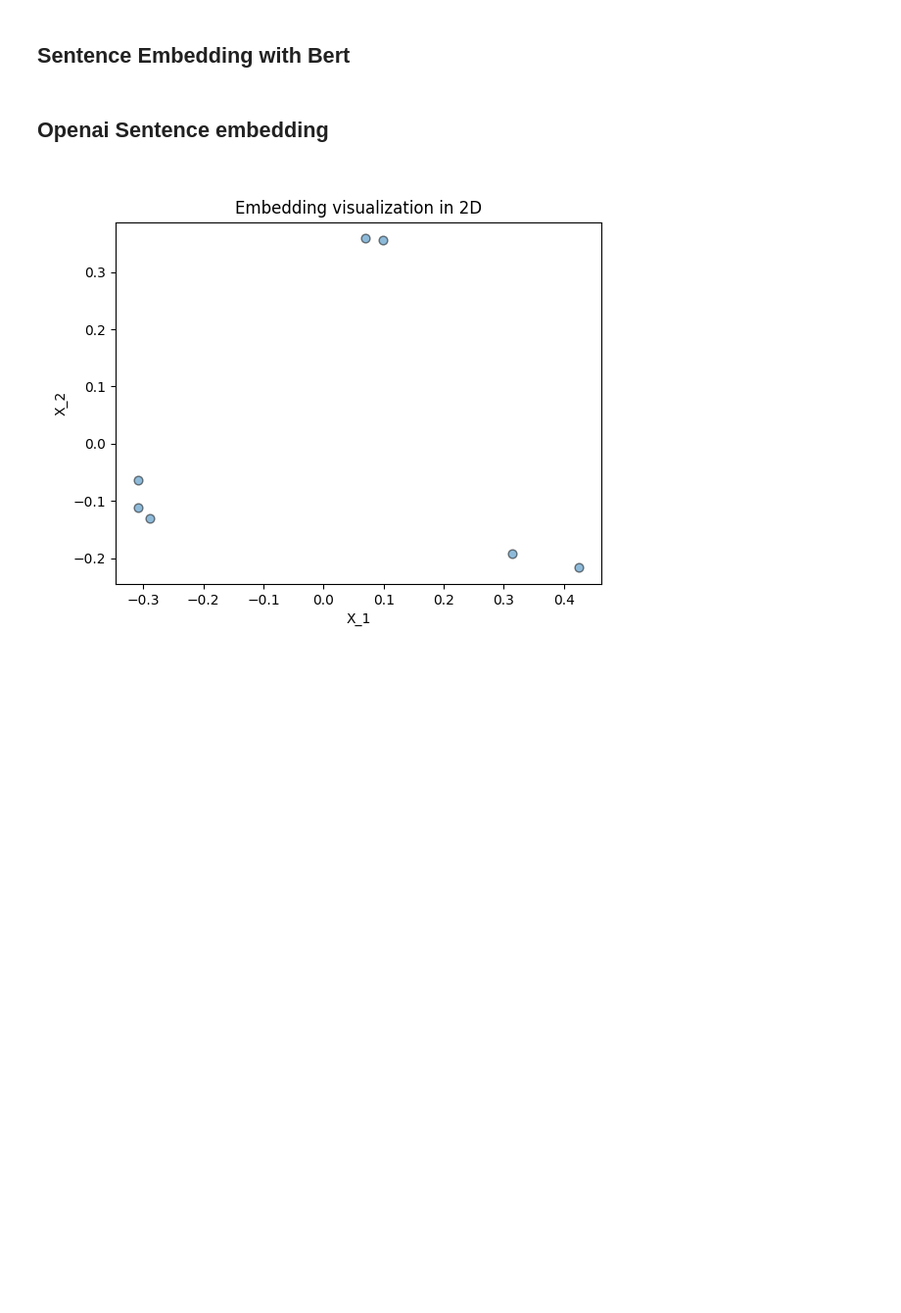
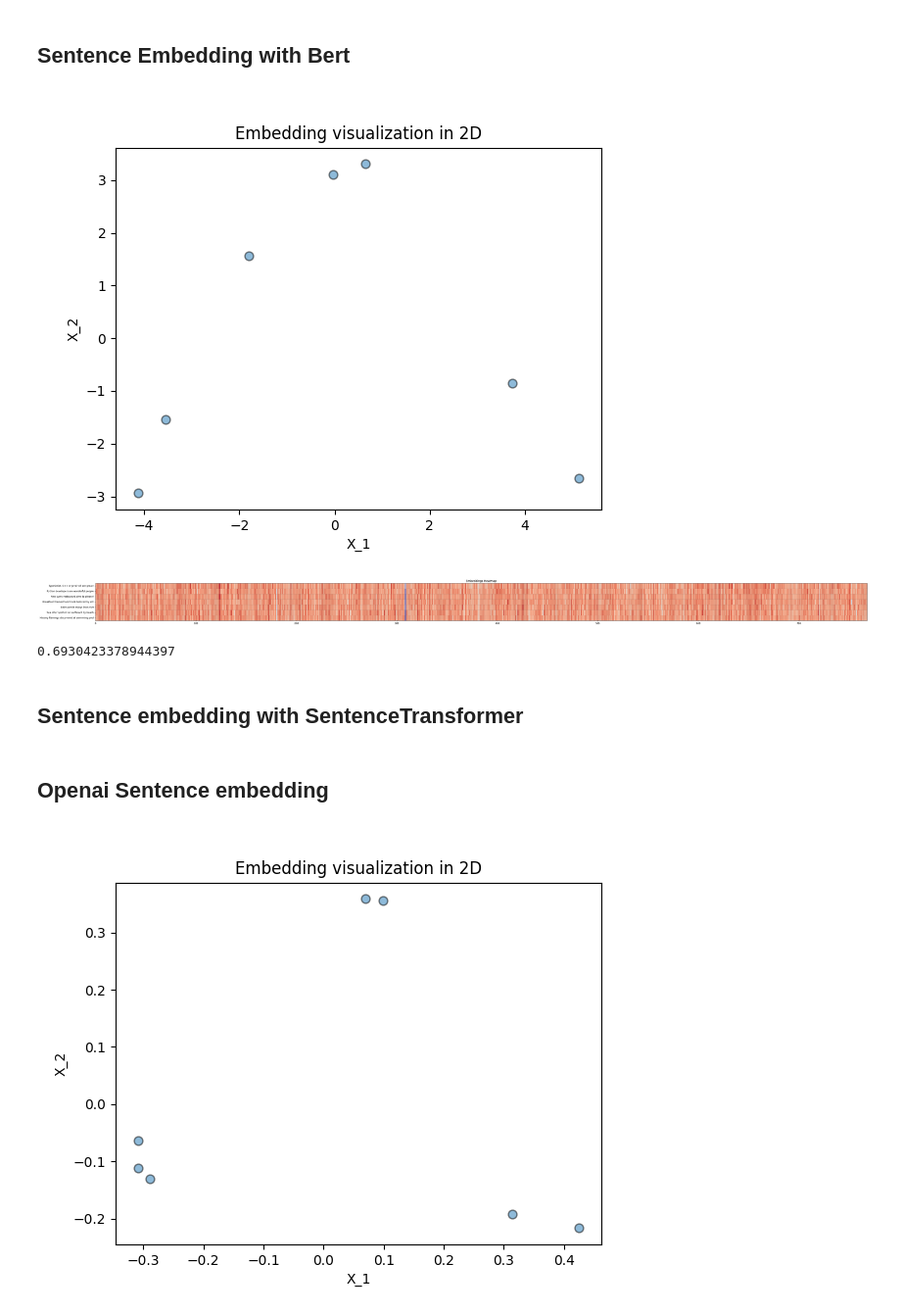
Before and after one commit to aadehamid/embeddings, a Jupyter notebook: DLAI_embeddings.ipynb, the cells around one changed output. Shown: that part at 98% size. Cells and saved outputs as stored; diff of their text form; code cells hidden in the pictures; blank space fills up the shorter version.

Commit message:
Added heatmap and compute cosine similarity

```diff
--- a/DLAI_embeddings.ipynb
+++ b/DLAI_embeddings.ipynb
@@ -134,3 +121,22 @@ bert: bool = True, word_ave: bool = True) -> np.array:
     sent_low_dim_array = PCA_model.transform(sent_numpy_array)
 
     return sent_numpy_array, sent_low_dim_array
+# %%
+# define model
+model_name = "bert-base-uncased"
+
+# define the tokenizer and the model
+tokenizer = BertTokenizer.from_pretrained(model_name)
+bert_model = BertModel.from_pretrained(model_name)
+sent_numpy_array, low_dim= create_sentence_embedding(input_text_lst_news, bert_model, bert = True)
+plot_2D(low_dim[:,0], low_dim[:,1], input_text_lst_news)
+# %% [output]
+[figure, added]
+# %%
+
+y_labels = input_text_lst_news
+
+# Plot the heatmap
+plot_heatmap(sent_numpy_array, y_labels = y_labels, title = "Embeddings Heatmap")
+# %% [output]
+[figure, added]
@@ -137,3 +159,9 @@ bert: bool = True, word_ave: bool = True) -> np.array:
+# %%
+compare(sent_numpy_array, 5, 6)
+# %% [output]
+0.6930423378944397
+# %% [markdown]
+## Sentence embedding with SentenceTransformer
 # %%
 model = SentenceTransformer("all-mpnet-base-v2")
 # model = SentenceTransformer('all-MiniLM-L6-v2')
```
Also changed, not shown: parts of 4 cells of this notebook.
